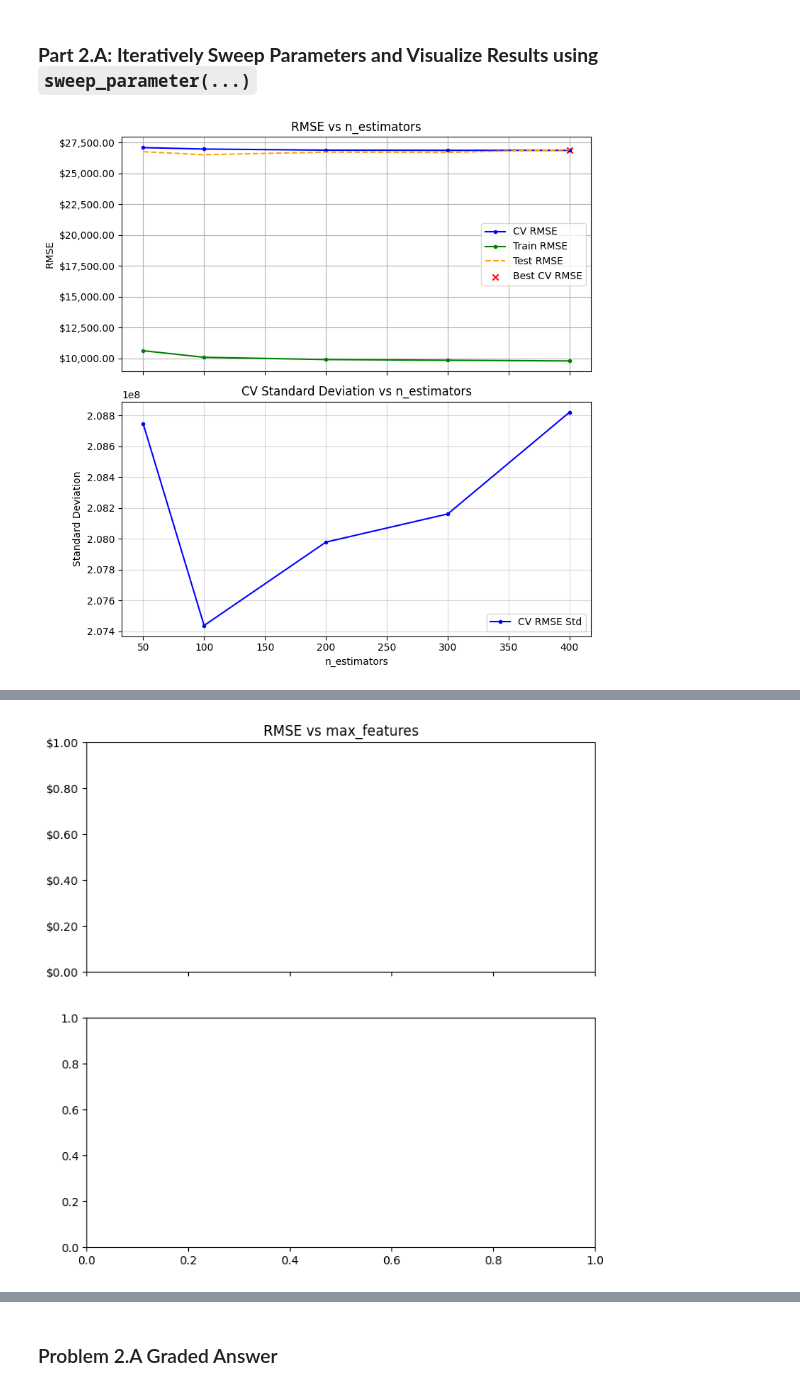
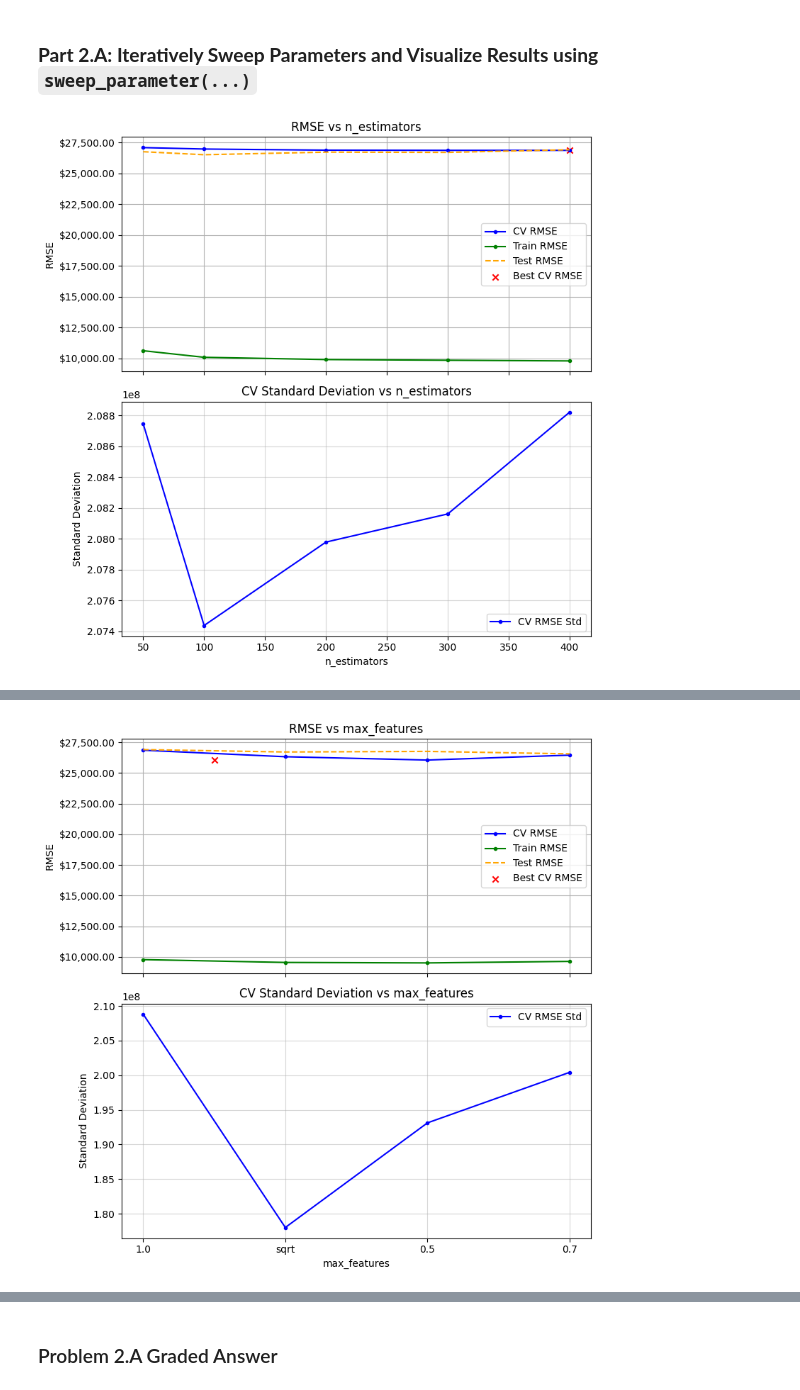
Before and after one commit to LionelCCC/Module-3-Assignments, a Jupyter notebook: Homework_07.ipynb, the cells around one changed output, grey strips where cells are left out. Cells and saved outputs as stored; diff of their text form; code cells hidden in the pictures.

```diff
--- a/Homework_07.ipynb
+++ b/Homework_07.ipynb
@@ -656,8 +656,7 @@ Default_Parameters_Random_Forests = {
                                  # Initialized to inf in case want to use this to record best MSE found so far in a sequence of parameter choices
 }
 # %%
-
-# Dollar formatter for RMSE plots
+# Dollar formatter
 def dollar_format(x, pos):
     return f"${x:,.2f}"
 
@@ -687,12 +686,12 @@ Parameters_RF = sweep_parameter(
     show_rmse=True
 )
 
-# 2. Sweep max_features
+# 2. Sweep max_features (replace None with 1.0)
 Parameters_RF = sweep_parameter(
     model=RandomForestRegressor,
     Parameters=Parameters_RF,
     param='max_features',
-    parameter_list=[None, 'sqrt', 0.5, 0.7, 1.0],
+    parameter_list=[1.0, 'sqrt', 0.5, 0.7],  # Adjusted to avoid None
     X_train=X_train,
     y_train=y_train,
     X_test=X_test,
@@ -742,0 +742 @@ Execution Time: 00:18:15
+[figure, new version]
@@ -744 +743,0 @@ TypeError: 'value' must be an instance of str or bytes, not a None
-[figure, old version]
```
Also changed, not shown: parts of 5 cells of this notebook.
